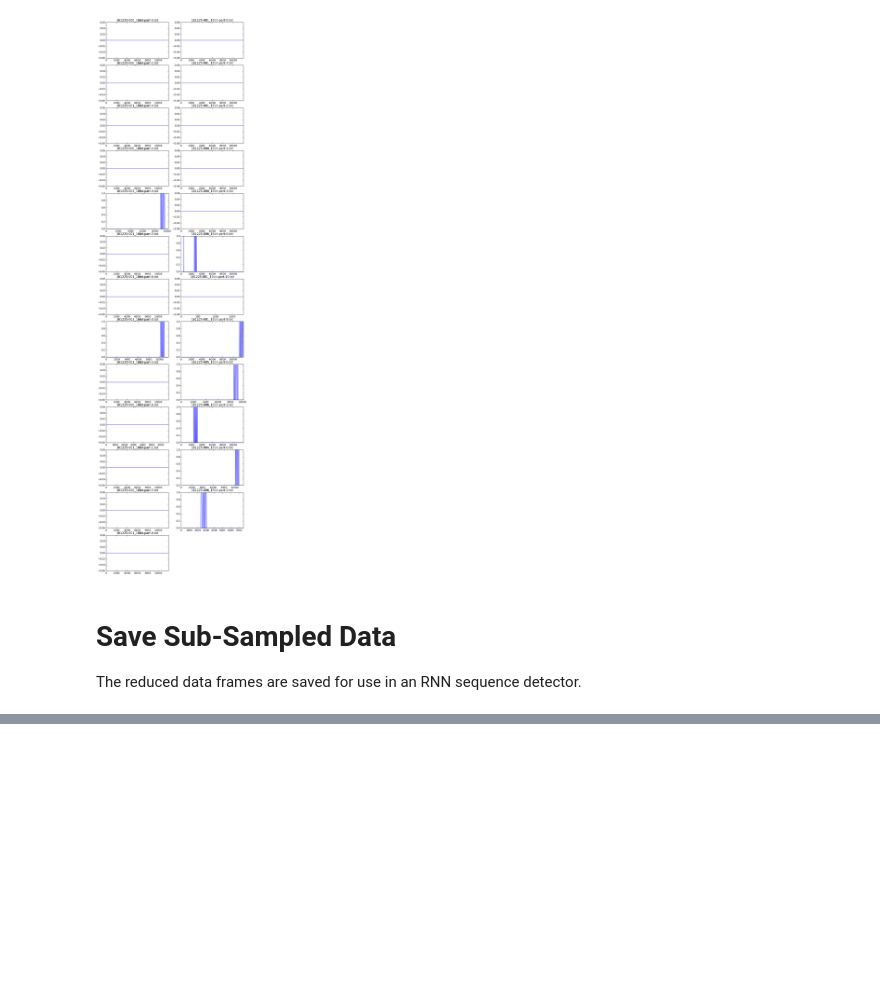
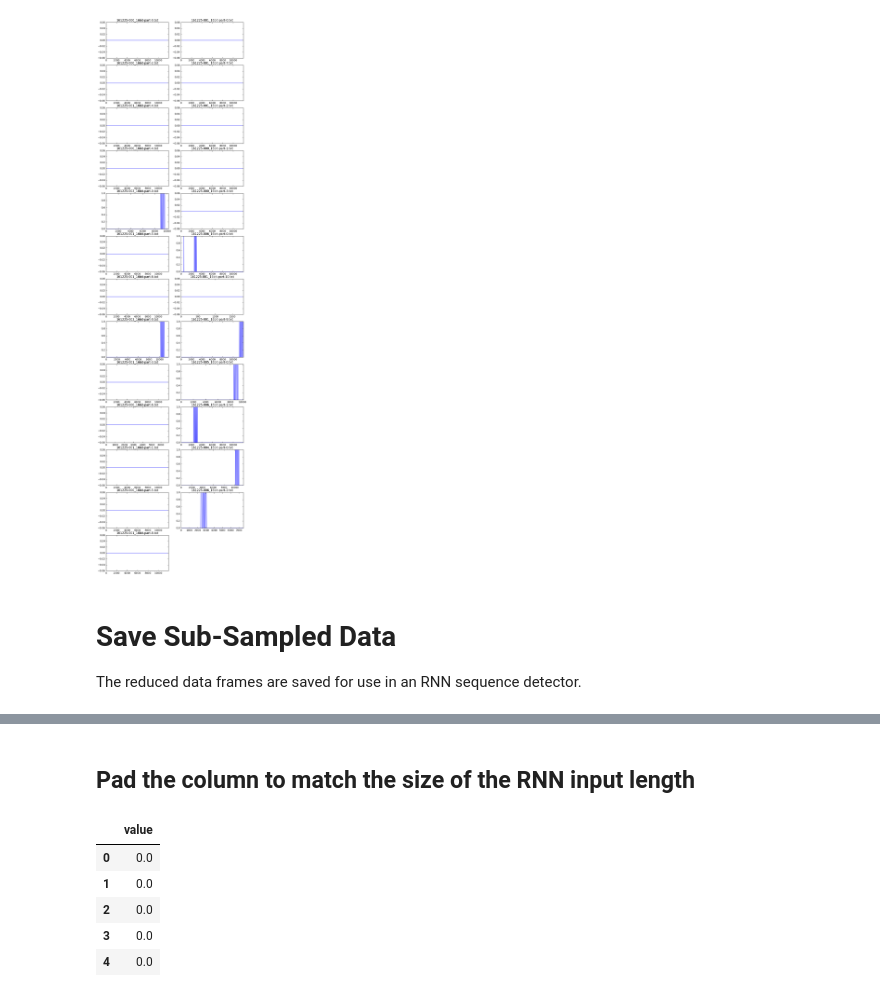
Before and after one commit to ReeceRobinson/datascience, a Jupyter notebook: notebooks/Audio Detection/8 - RNN Input Sequence Exploratory Analysis.ipynb, the cells around one changed output, grey strips where cells are left out. Drawn from its saved outputs; the diff is of its cells as text; code cells hidden in the pictures; blank space fills up the shorter version.

```diff
--- a/notebooks/Audio Detection/8 - RNN Input Sequence Exploratory Analysis.ipynb
+++ b/notebooks/Audio Detection/8 - RNN Input Sequence Exploratory Analysis.ipynb
@@ -105,0 +108,10 @@ for key in resampled_dfs.keys():
+# %%
+combined_df = pd.DataFrame()
+for key in resampled_dfs.keys():
+    combined_df = combined_df.append(resampled_dfs[key])
+
+combined_df = combined_df.reset_index(drop=True)
+combined_df.columns = ["value"]
+combined_df.info()
+combined_df.head()
+combined_df["value"].value_counts()
@@ -105,0 +128,16 @@ for key in resampled_dfs.keys():
+# %% [markdown]
+## Pad the column to match the size of the RNN input length
+# %%
+input_length = 40
+pad_size = input_length - combined_df.value.size % input_length
+pad = np.zeros(pad_size)
+
+combined_df = combined_df.append(pd.DataFrame(pad,columns=["value"])).reset_index(drop=True)
+combined_df.head()
+# %% [output]
+|  | value |
+| 0 | 0.0 |
+| 1 | 0.0 |
+| 2 | 0.0 |
+| 3 | 0.0 |
+| 4 | 0.0 |
```
Also changed, not shown: parts of 11 cells of this notebook, 2 other files.
